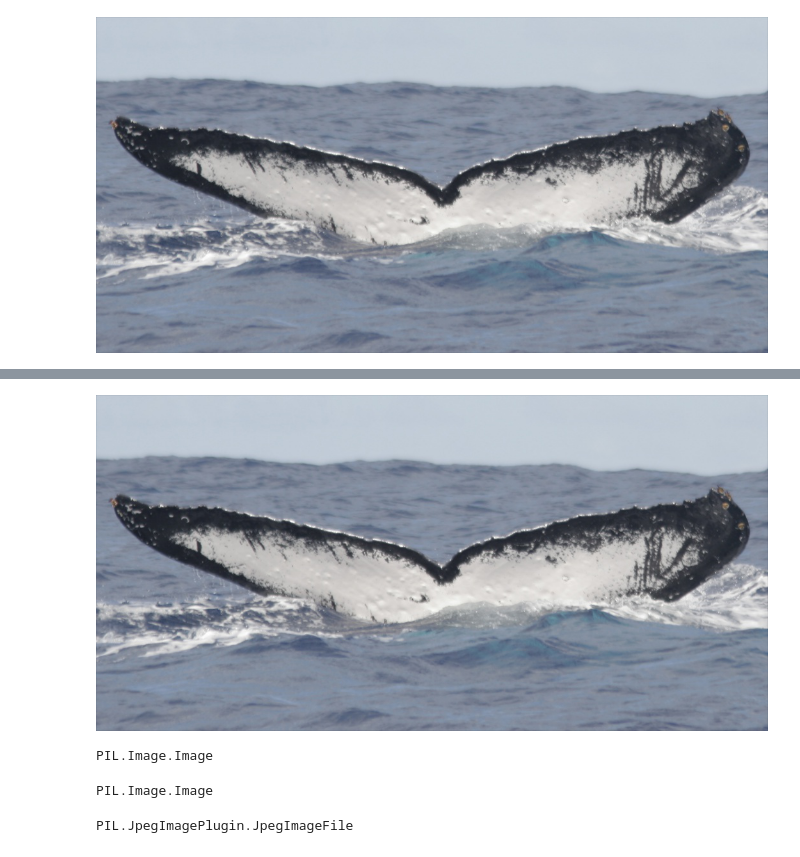
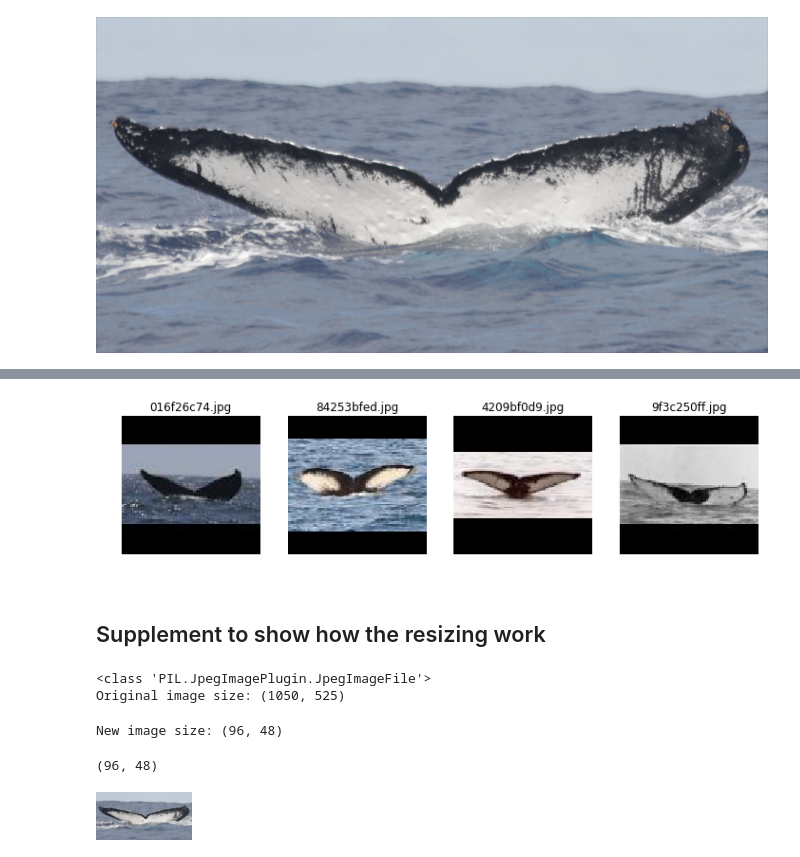
Before and after one commit to jachen36/humpback_kaggle, a Jupyter notebook: preprocess_image.ipynb, the cells around one changed output, grey strips where cells are left out. Drawn from its saved outputs; the diff is of its cells as text; code cells hidden in the pictures.

Commit message:
Created script to resize image to 96x96 with zeros padding

```diff
--- a/preprocess_image.ipynb
+++ b/preprocess_image.ipynb
@@ -84,6 +69,17 @@ ls: write error: Broken pipe
+# %%
+## show a random butch of small images
+il_96 = ImageImageList.from_folder(path_train_96)
+_, axs = plt.subplots(1,4, figsize = (12,3))
+for fn, ax in zip(np.random.choice(il_96.items, replace=False, size=4), axs):
+    open_image(fn).show(ax=ax, title=fn.parts[-1])
+# %% [output]
+[figure, added]
+# %% [markdown]
+## Supplement to show how the resizing work
 # %%
-tmp = PIL.Image.open(Path('./data/train/e0df64b85.jpg'))
+img = PIL.Image.open(Path('./data/train/e0df64b85.jpg'))
+print(type(img))
+print(f'Original image size: {img.size}')
+# %% [output]
+<class 'PIL.JpegImagePlugin.JpegImageFile'>
+Original image size: (1050, 525)
-# %%
-tmp
-# %% [output]
-[figure, removed]
@@ -92,14 +86,12 @@ test = resize_to(tmp, 96)
+# %%
+targ_sz = resize_to(img, targ_sz=96, use_min=False)
+print(f'New image size: {targ_sz}')
+# %% [output]
+New image size: (96, 48)
 # %%
-tmp2 = tmp.resize(test, resample=PIL.Image.BILINEAR)
+img = img.resize(targ_sz, resample=PIL.Image.BILINEAR).convert('RGB')
+print(img.size)
+img
+# %% [output]
+(96, 48)
+[figure, added]
-# %%
-type(tmp2)
-# %% [output]
-PIL.Image.Image
-# %%
-type(tmp2.convert("RGB"))
-# %% [output]
-PIL.Image.Image
-# %%
-type(tmp)
-# %% [output]
-PIL.JpegImagePlugin.JpegImageFile
```
Also changed, not shown: parts of 24 cells of this notebook.
